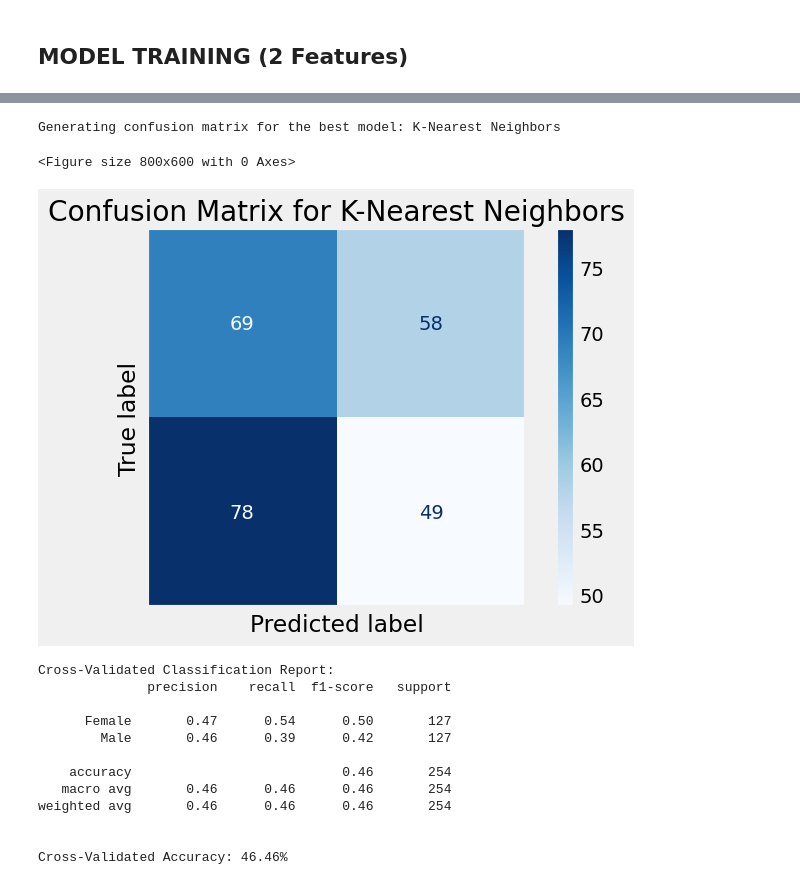
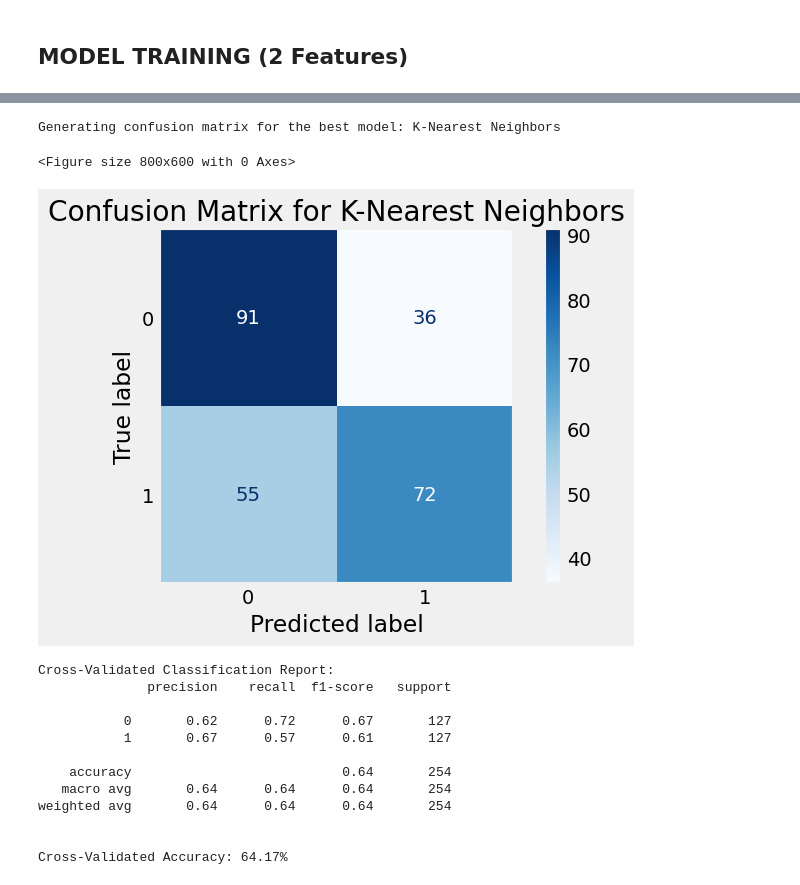
Before and after one commit to Geez-l/litoX, a Jupyter notebook: SP_ML/ml_measurements.ipynb, the cells around one changed output, grey strips where cells are left out. Cells and saved outputs as stored; diff of their text form; code cells hidden in the pictures.

```diff
--- a/SP_ML/ml_measurements.ipynb
+++ b/SP_ML/ml_measurements.ipynb
@@ -1121,21 +1112,21 @@ from sklearn.svm import SVC
 from sklearn.neighbors import KNeighborsClassifier
 from sklearn.linear_model import LogisticRegression
 
-litob_combined_undersampled = pd.concat([pd.DataFrame(X_res), y_res], axis=1)
+litob_combined_undersampled = pd.read_csv('litob_combined_undersampled.csv')
 
-# Load the dataset
+# Split features (X) and target (y)
 X = litob_combined_undersampled[['Distance Umbos', 'LW_ratio', 'WH_ratio', 'UL_ratio', 'UH_ratio']]
 y = litob_combined_undersampled['Label']
 
-# Define the models and their hyperparameter grids
+# Define the models and their hyperparameter grids with random_state for reproducibility
 models_and_grids = {
-    'Logistic Regression': (LogisticRegression(), {'C': [0.01, 0.1, 1, 10]}),
-    'K-Nearest Neighbors': (KNeighborsClassifier(), {'n_neighbors': [3, 5, 7, 10], 'weights': ['uniform', 'distance'], 'metric': ['euclidean', 'manhattan']}),
-    'Support Vector Machine': (SVC(), {'C': [0.1, 1, 10], 'kernel': ['linear', 'rbf']}),
-    'Random Forest': (RandomForestClassifier(), {'n_estimators': [50, 100, 200], 'max_depth': [None, 5, 10]}),
-    'AdaBoost': (AdaBoostClassifier(), {'n_estimators': [50, 100, 200], 'learning_rate': [0.01, 0.1, 1]}),
-    'Extra Trees': (ExtraTreesClassifier(), {'n_estimators': [50, 100, 200], 'max_depth': [None, 5, 10]}),
-    'Gradient Boosting': (GradientBoostingClassifier(), {'n_estimators': [50, 100, 200], 'learning_rate': [0.01, 0.1, 0.2], 'max_depth': [3, 5, 7]})
+    'Logistic Regression': (LogisticRegression(random_state=42), {'C': [0.01, 0.1, 1, 10]}),
+    'K-Nearest Neighbors': (KNeighborsClassifier(), {'n_neighbors': [3, 5, 7, 10], 'weights': ['uniform', 'distance'], 'metric': ['euclidean', 'manhattan']}),  # No random_state needed
+    'Support Vector Machine': (SVC(random_state=42), {'C': [0.1, 1, 10], 'kernel': ['linear', 'rbf']}),  # SVM also supports random_state
+    'Random Forest': (RandomForestClassifier(random_state=42), {'n_estimators': [50, 100, 200], 'max_depth': [None, 5, 10]}),
+    'AdaBoost': (AdaBoostClassifier(random_state=42), {'n_estimators': [50, 100, 200], 'learning_rate': [0.01, 0.1, 1]}),
+    'Extra Trees': (ExtraTreesClassifier(random_state=42), {'n_estimators': [50, 100, 200], 'max_depth': [None, 5, 10]}),
+    'Gradient Boosting': (GradientBoostingClassifier(random_state=42), {'n_estimators': [50, 100, 200], 'learning_rate': [0.01, 0.1, 0.2], 'max_depth': [3, 5, 7]})
 }
 
 # Initialize an empty list to store the results
@@ -1144,7 +1135,7 @@ model_scores = []
 # Loop through each model, perform grid search, and capture fold-wise CV scores
 for model_name, (model, param_grid) in models_and_grids.items():
     print(f"Training {model_name}...")
-    grid_search = GridSearchCV(estimator=model, param_grid=param_grid, cv=5, scoring='accuracy', return_train_score=False)
+    grid_search = GridSearchCV(estimator=model, param_grid=param_grid, cv=5, scoring='accuracy', return_train_score=False, n_jobs=-1, verbose=1)
     grid_search.fit(X, y)
 
     # Get the best estimator's CV results
@@ -1424,7 +1422,9 @@ from sklearn.metrics import confusion_matrix, ConfusionMatrixDisplay, classifica
 
 # Load dataset
 df = pd.read_csv('litob_combined_undersampled.csv')
-X = df.drop('Label', axis=1)
+
+# IMPORTANT: Use the same features as during training
+X = df[['Distance Umbos', 'LW_ratio', 'WH_ratio', 'UL_ratio', 'UH_ratio']]
 y = df['Label']
 
 # Get the best model name and model from previous results
@@ -1435,50 +1435,47 @@ base_model, _ = models_and_grids[best_model_name]  # Get the base model and its
 best_params = scores_df.iloc[0]['Best Parameters']  # Get the best parameters
 best_model = base_model.set_params(**best_params)  # Create the best model
 
 print(f"Generating confusion matrix for the best model: {best_model_name}")
 
 # Use cross_val_predict to get predictions for all samples using cross-validation
 y_pred = cross_val_predict(best_model, X, y, cv=5)
 
 # Generate the confusion matrix
 cm = confusion_matrix(y, y_pred)
 
-# Create class labels for display
-class_names = ['Female', 'Male'] if len(np.unique(y)) == 2 else [f'Class {i}' for i in range(len(np.unique(y)))]
+# Set class labels to just 0 and 1
+class_names = [0, 1]
 
 # Plot the confusion matrix
 plt.figure(figsize=(8, 6))
 disp = ConfusionMatrixDisplay(confusion_matrix=cm, display_labels=class_names)
 disp.plot(cmap=plt.cm.Blues, values_format='d')
-# Remove grid lines after the plot is created
 ax = plt.gca()
-ax.set_xticks([], [])  # Remove x-axis ticks
-ax.set_yticks([], [])  # Remove y-axis ticks
-ax.grid(False)  # Turn off grid
+ax.grid(False)  # Remove grid
 plt.title(f'Confusion Matrix for {best_model_name}')
 plt.tight_layout()
 plt.show()
 
 # Print classification metrics based on cross-validation predictions
 print("\nCross-Validated Classification Report:")
-print(classification_report(y, y_pred, target_names=class_names))
+print(classification_report(y, y_pred, target_names=[str(c) for c in class_names]))
 
 # Calculate and print accuracy
 cv_accuracy = accuracy_score(y, y_pred) * 100
 print(f"\nCross-Validated Accuracy: {cv_accuracy:.2f}%")
 # %% [output]
 Generating confusion matrix for the best model: K-Nearest Neighbors
 <Figure size 800x600 with 0 Axes>
-[figure, old version]
+[figure, new version]
 Cross-Validated Classification Report:
               precision    recall  f1-score   support
 
-      Female       0.47      0.54      0.50       127
-        Male       0.46      0.39      0.42       127
+           0       0.62      0.72      0.67       127
+           1       0.67      0.57      0.61       127
 
-    accuracy                           0.46       254
-   macro avg       0.46      0.46      0.46       254
-weighted avg       0.46      0.46      0.46       254
+    accuracy                           0.64       254
+   macro avg       0.64      0.64      0.64       254
+weighted avg       0.64      0.64      0.64       254
 
 
-Cross-Validated Accuracy: 46.46%
+Cross-Validated Accuracy: 64.17%
```
Also changed, not shown: parts of 10 cells of this notebook.
